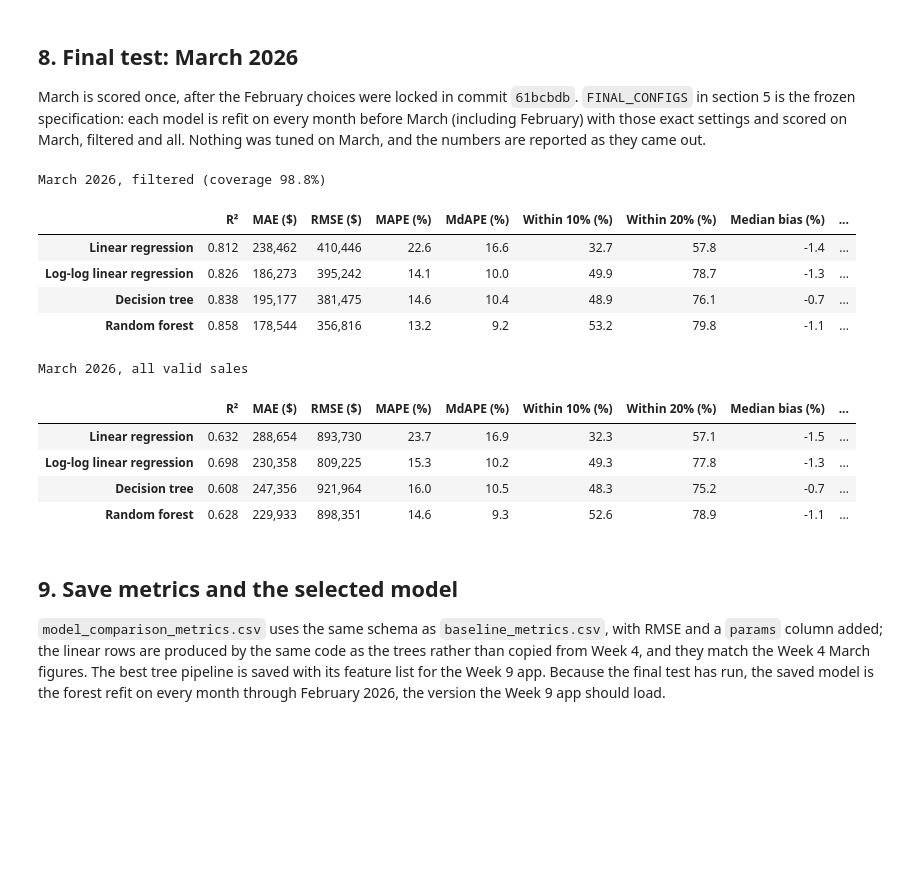
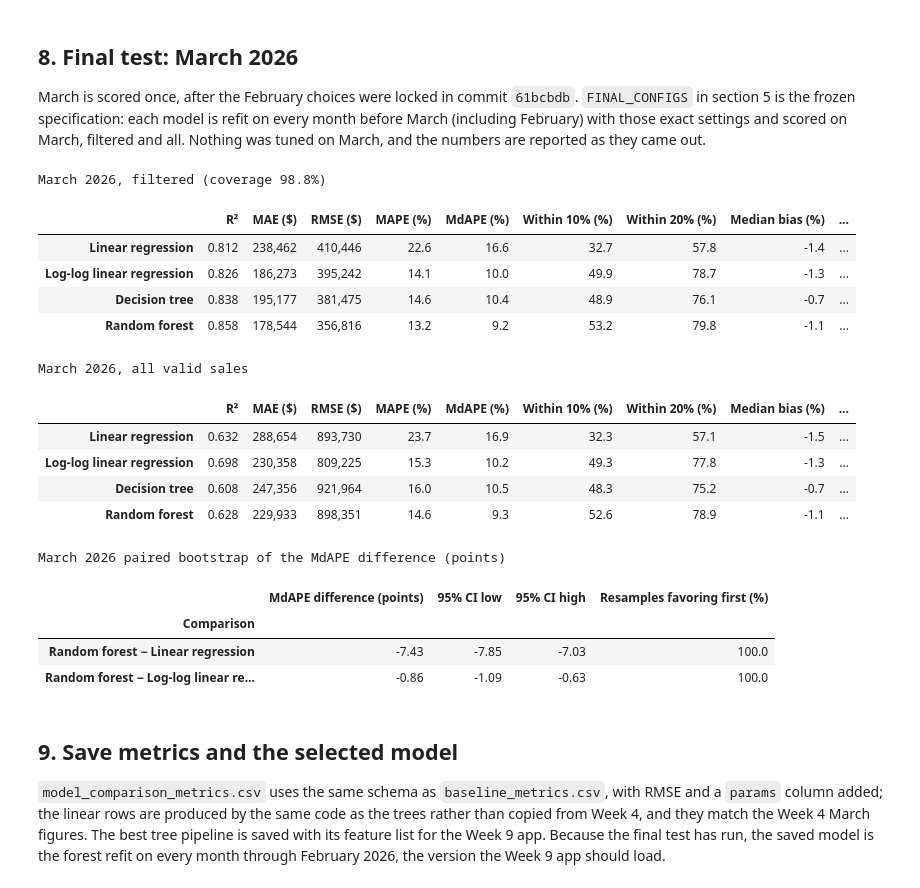
Before and after one commit to tantancodes/IDX-Exchange-Data-Science, a Jupyter notebook: notebooks/04_model_comparison.ipynb, the cells around one changed output. Drawn from its saved outputs; the diff is of its cells as text; code cells hidden in the pictures; blank space fills up the shorter version.

Commit message:
Add March paired bootstrap for random forest gains

```diff
--- a/notebooks/04_model_comparison.ipynb
+++ b/notebooks/04_model_comparison.ipynb
@@ -339,14 +339,16 @@ MdAPE (%) by cutoff, filtered scope
 The forest has the lowest MdAPE at every cutoff (9.3–9.5%) and, with the single tree, the smallest spread across months (0.2 points). Log-log OLS ranges from 10.0% to 10.6%. The single tree beats log-log OLS in January (10.3% vs 10.6%) but loses in November and December, so the two are effectively tied.
 # %%
 in_range = val["in_range"]
-y_val = val["evaluate"].loc[in_range, TARGET]
 best_tree = min([TREE, FOREST], key=lambda name: val["results"][name]["filtered"]["MdAPE_pct"])
 
-def bootstrap_row(model_a, model_b):
-    pred = {name: val["results"][name]["pred"].loc[in_range] for name in (model_a, model_b)}
-    diffs = avm.paired_bootstrap_mdape_diff(y_val, pred[model_a], pred[model_b], N_BOOTSTRAP)
-    observed = (val["results"][model_a]["filtered"]["MdAPE_pct"]
-                - val["results"][model_b]["filtered"]["MdAPE_pct"])
+def bootstrap_row(model_a, model_b, run=val):
+    """Paired bootstrap of the MdAPE difference on one cutoff's filtered sales."""
+    mask = run["in_range"]
+    y_true = run["evaluate"].loc[mask, TARGET]
+    pred = {name: run["results"][name]["pred"].loc[mask] for name in (model_a, model_b)}
+    diffs = avm.paired_bootstrap_mdape_diff(y_true, pred[model_a], pred[model_b], N_BOOTSTRAP)
+    observed = (run["results"][model_a]["filtered"]["MdAPE_pct"]
+                - run["results"][model_b]["filtered"]["MdAPE_pct"])
     low, high = np.percentile(diffs, [2.5, 97.5])
     return {"Comparison": f"{model_a} − {model_b}", "MdAPE difference (points)": observed,
             "95% CI low": low, "95% CI high": high, "Resamples favoring first (%)": 100 * (diffs < 0).mean()}
@@ -548,26 +550,38 @@ March is scored once, after the February choices were locked in commit `61bcbdb`
 # %%
 if RUN_FINAL_TEST:
     final = avm.run_cutoff(df, TEST_MONTH, final_factories, keep_models=True)
     runs[TEST_MONTH] = final
     print(f"March 2026, filtered (coverage {final['coverage']:.1%})")
     display(avm.format_table(avm.metrics_table(final, "filtered", SUMMARY_COLUMNS)))
     print("March 2026, all valid sales")
     display(avm.format_table(avm.metrics_table(final, "all", SUMMARY_COLUMNS)))
+
+    # Same paired bootstrap as February (1,000 resamples, same seed), on March's filtered sales.
+    test_bootstrap = pd.DataFrame([bootstrap_row(best_tree, LINEAR, final),
+                                   bootstrap_row(best_tree, LOG_LINEAR, final)]).set_index("Comparison")
+    print("March 2026 paired bootstrap of the MdAPE difference (points)")
+    display(test_bootstrap.map("{:.2f}".format).assign(**{
+        "Resamples favoring first (%)": test_bootstrap["Resamples favoring first (%)"].map("{:.1f}".format)}))
 else:
     print("March 2026 held out. Set RUN_FINAL_TEST = True once the February choices are final.")
 # %% [output]
 March 2026, filtered (coverage 98.8%)
 |  | R² | MAE ($) | RMSE ($) | MAPE (%) | MdAPE (%) | Within 10% (%) | Within 20% (%) | Median bias (%) | ... |
 | Linear regression | 0.812 | 238,462 | 410,446 | 22.6 | 16.6 | 32.7 | 57.8 | -1.4 | ... |
 | Log-log linear regression | 0.826 | 186,273 | 395,242 | 14.1 | 10.0 | 49.9 | 78.7 | -1.3 | ... |
 | Decision tree | 0.838 | 195,177 | 381,475 | 14.6 | 10.4 | 48.9 | 76.1 | -0.7 | ... |
 | Random forest | 0.858 | 178,544 | 356,816 | 13.2 | 9.2 | 53.2 | 79.8 | -1.1 | ... |
 March 2026, all valid sales
 |  | R² | MAE ($) | RMSE ($) | MAPE (%) | MdAPE (%) | Within 10% (%) | Within 20% (%) | Median bias (%) | ... |
 | Linear regression | 0.632 | 288,654 | 893,730 | 23.7 | 16.9 | 32.3 | 57.1 | -1.5 | ... |
 | Log-log linear regression | 0.698 | 230,358 | 809,225 | 15.3 | 10.2 | 49.3 | 77.8 | -1.3 | ... |
 | Decision tree | 0.608 | 247,356 | 921,964 | 16.0 | 10.5 | 48.3 | 75.2 | -0.7 | ... |
 | Random forest | 0.628 | 229,933 | 898,351 | 14.6 | 9.3 | 52.6 | 78.9 | -1.1 | ... |
+March 2026 paired bootstrap of the MdAPE difference (points)
+|  | MdAPE difference (points) | 95% CI low | 95% CI high | Resamples favoring first (%) |
+| Comparison |  |  |  |  |
+| Random forest − Linear regression | -7.43 | -7.85 | -7.03 | 100.0 |
+| Random forest − Log-log linear re... | -0.86 | -1.09 | -0.63 | 100.0 |
 # %% [markdown]
 ## 9. Save metrics and the selected model
 
```
Also changed, not shown: parts of 2 cells of this notebook, 1 other file.
